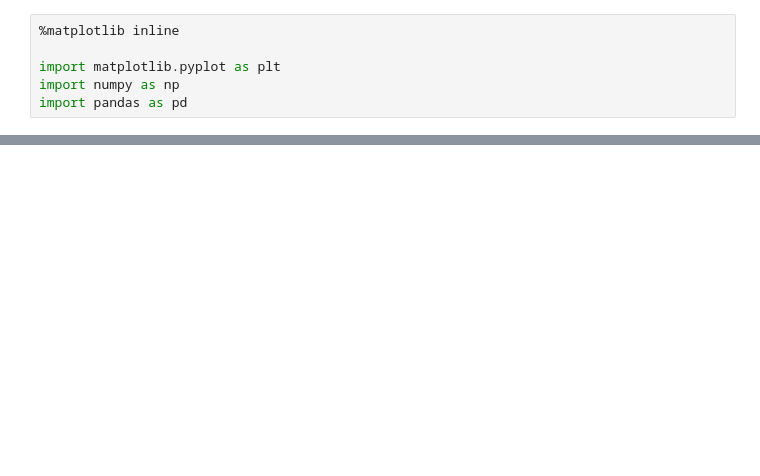
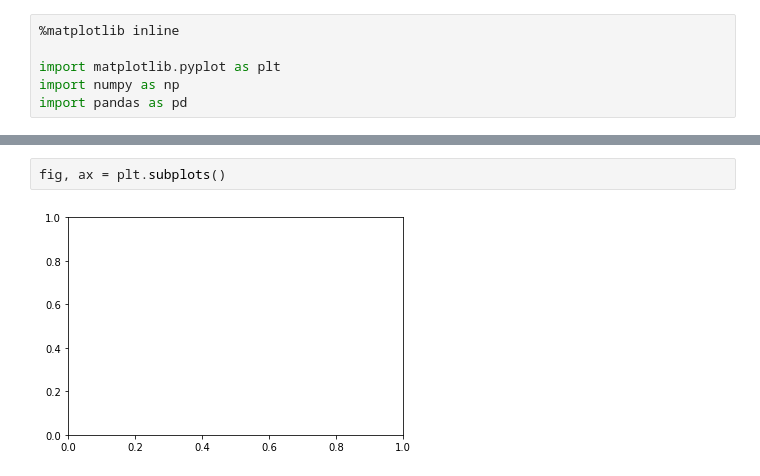
Before and after one commit to schwenkd/avo-analysis, a Jupyter notebook: avo_eda.ipynb, the cells around one changed output, grey strips where cells are left out. Saved outputs shown, nothing was run; the diff lists cells and outputs as text; blank space fills up the shorter version.

```diff
--- a/avo_eda.ipynb
+++ b/avo_eda.ipynb
@@ -106,0 +200,4 @@ vol_2019_df
+# %%
+fig, ax = plt.subplots()
+# %% [output]
+[figure, added]
```
Also changed, not shown: parts of 17 cells of this notebook, 19 other files.
